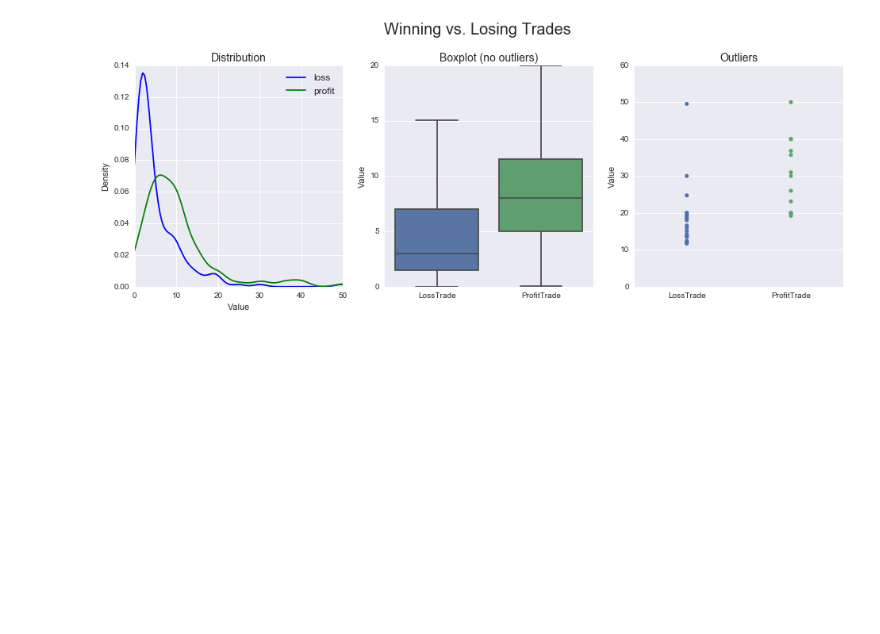
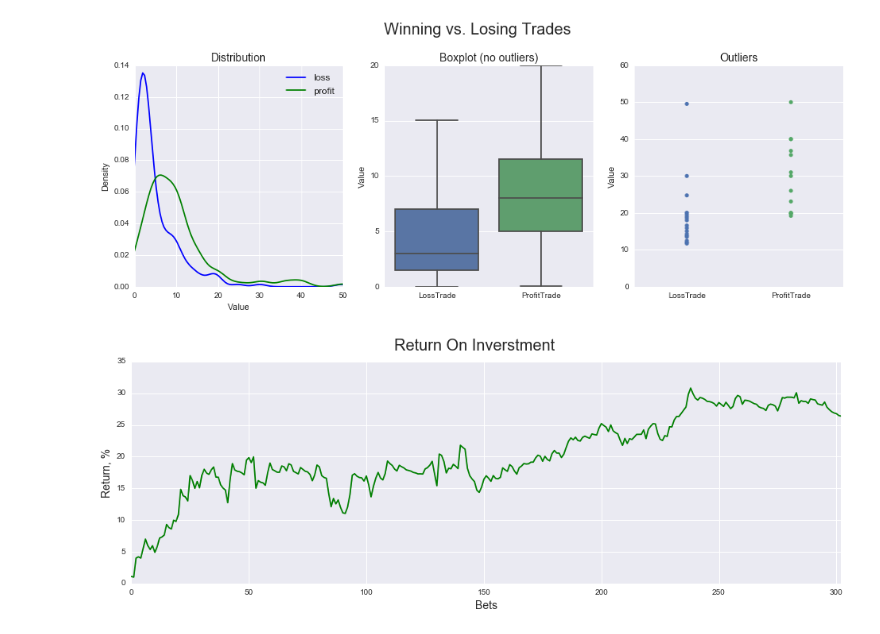
Before and after one commit to antdro/Trading-Performance, a Jupyter notebook: Performance.ipynb, the cells around one changed output. Drawn from its saved outputs; the diff is of its cells as text; code cells hidden in the pictures; blank space fills up the shorter version.

Commit message:
update: Performance
+ plot_ROI() function

```diff
--- a/Performance.ipynb
+++ b/Performance.ipynb
@@ -116,6 +116,19 @@ def show_markets(df, title):
 
     plt.show()
 
+def plot_ROI(df):
+    profit_loss_in_precentage = [round(each, 2) for each in list(df.ProfitLoss/10)[::-1]]
+    ts = pd.Series(profit_loss_in_precentage)
+    ts = ts.cumsum()
+
+    fig, ax1 = plt.subplots(1,1, figsize = (16,5))
+    sns.tsplot(data = ts, color = 'g', ax = ax1)
+
+    ax1.set_xlabel('Bets', fontsize = 14)
+    ax1.set_ylabel('Return, %', fontsize = 14)
+    fig.suptitle("Return On Inverstment", fontsize = 20);
+
+
 def find_most_consec_losses_and_wins(df):
     most_consec_wins = 0
     most_consec_losses = 0
@@ -245,6 +258,11 @@ show_comparision_two_features(df, 'LossTrade', 'ProfitTrade',
                               'loss', 'profit', 'Winning vs. Losing Trades')
 # %% [output]
 [figure]
+# %%
+# plot performance over the whole period
+plot_ROI(df)
+# %% [output]
+[figure, added]
 # %%
 # Dataset
 df
```
